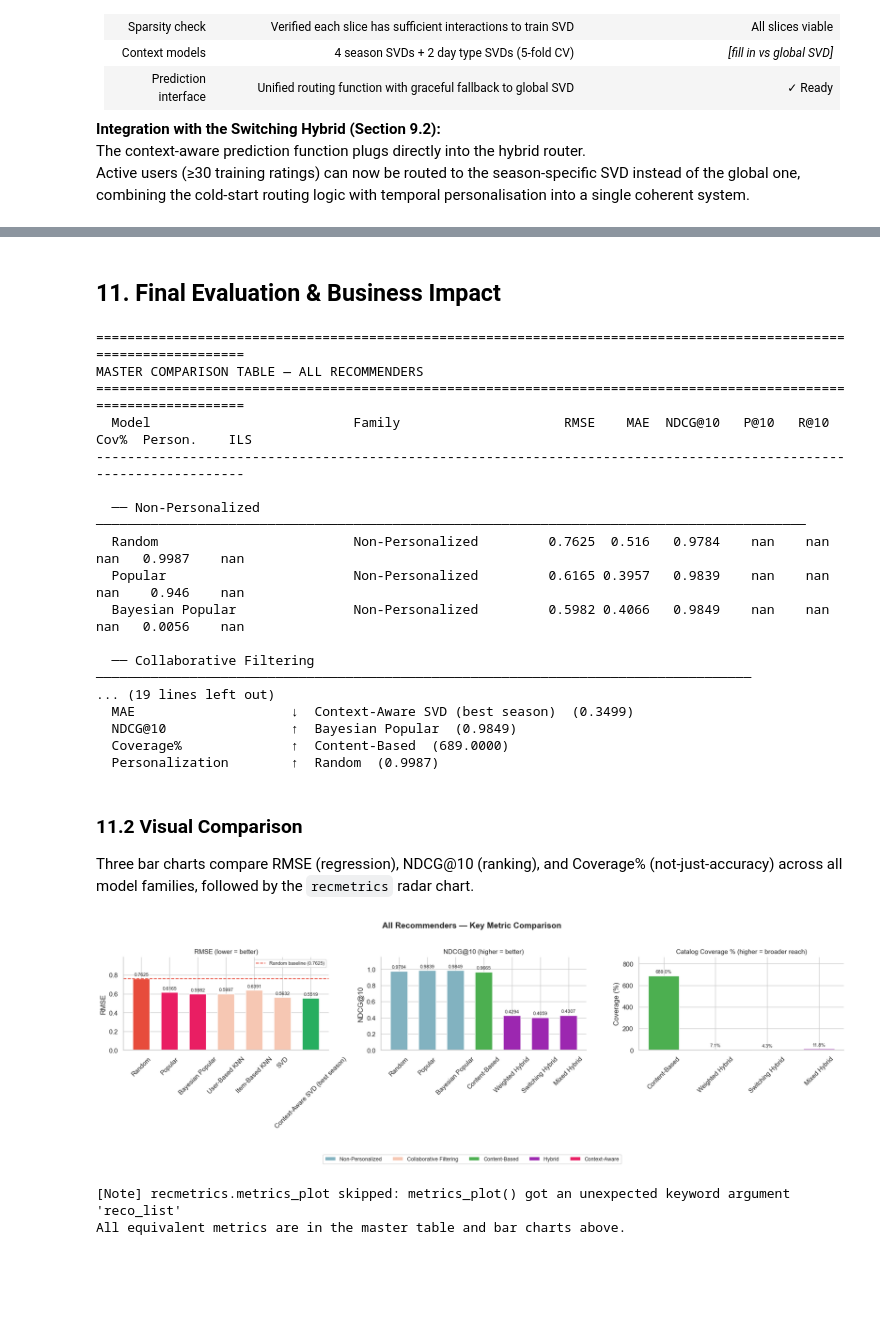
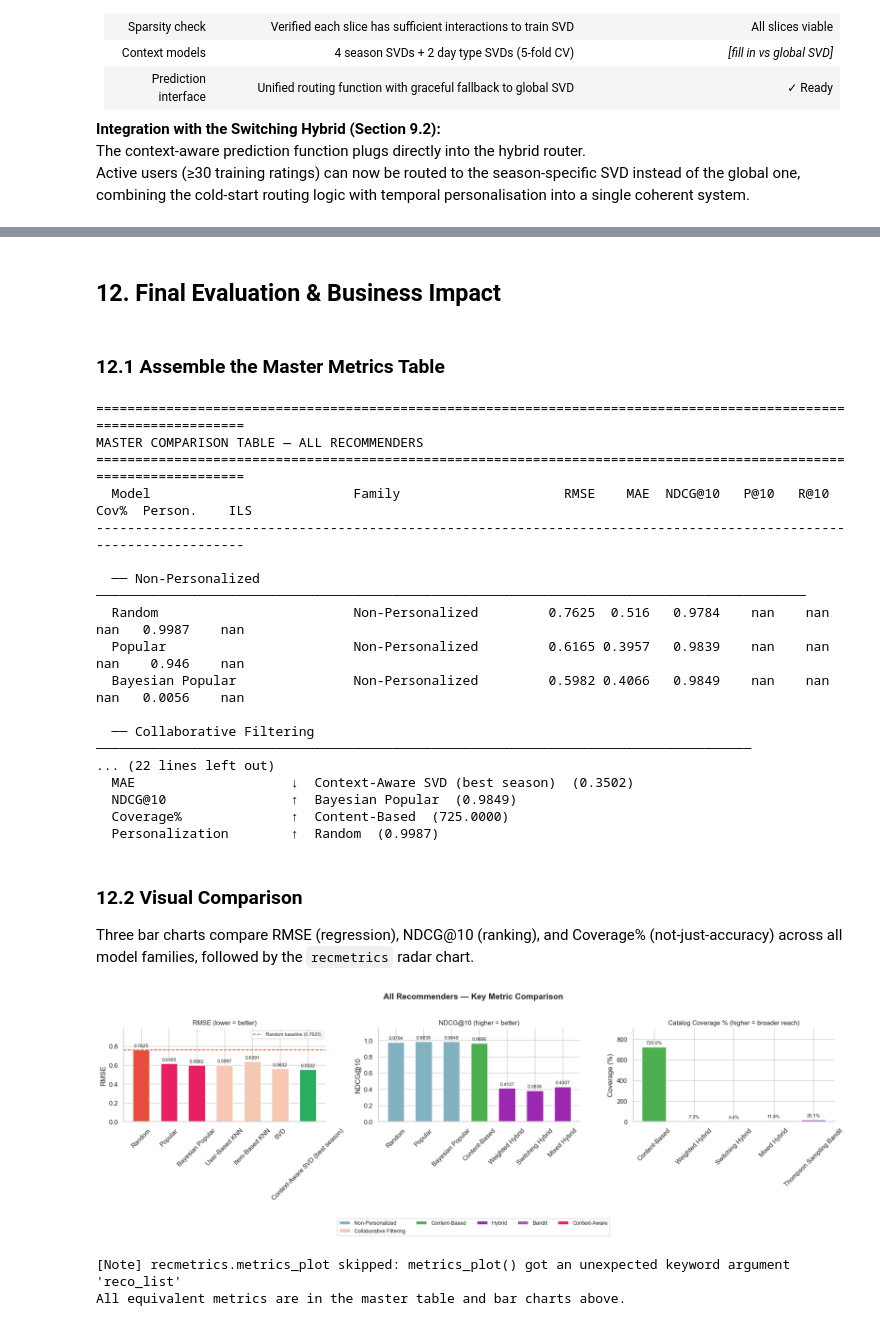
Before and after one commit to beamartin27/Food-Recommender-System, a Jupyter notebook: RecSys_Group_Project.ipynb, the cells around one changed output, grey strips where cells are left out. Saved outputs shown, nothing was run; the diff lists cells and outputs as text; code cells hidden in the pictures; blank space fills up the shorter version.

Commit message:
Fix section intros, fill placeholders in Sections 10.2 and 10.4, complete business section

```diff
--- a/RecSys_Group_Project.ipynb
+++ b/RecSys_Group_Project.ipynb
@@ -3887,0 +3901,25 @@ Active users (≥30 training ratings) can now be routed to the season-specific S
+# %%
+# ── Build Beta(α, β) per recipe from training data only ──────────────────────
+# α = number of times rated ≥ RELEVANCE_THRESHOLD  (success)
+# β = number of times rated <  RELEVANCE_THRESHOLD  (failure)
+# Prior +1 to both: new recipes start at B(1,1) = uniform distribution
+#   → they can be explored even with zero historical feedback
+
+bandit_df = (
+    train_df
+    .assign(
+        alpha = (train_df['rating'] >= RELEVANCE_THRESHOLD).astype(int),
+        beta  = (train_df['rating'] <  RELEVANCE_THRESHOLD).astype(int),
+    )
+    .groupby('recipe_id')[['alpha', 'beta']]
+    .sum()
+)
+bandit_df += 1   # (1,1) prior — same approach as Session 22
+
+bandit_df['mean'] = bandit_df['alpha'] / (bandit_df['alpha'] + bandit_df['beta'])
+
+print(f"Recipes with Beta distributions : {len(bandit_df):,}")
+print(f"  New recipe prior              : B(1,1) → uniform → fully exploratory")
+print(f"  Mean success rate (all)       : {bandit_df['mean'].mean():.3f}")
+print(f"\nTop 5 most-liked recipes:")
+print(bandit_df.sort_values('mean', ascending=False).head())
@@ -3888,7 +4050,9 @@ Active users (≥30 training ratings) can now be routed to the season-specific S
 # %% [markdown]
-## 11. Final Evaluation & Business Impact
+## 12. Final Evaluation & Business Impact
+# %% [markdown]
+### 12.1 Assemble the Master Metrics Table
 # %%
-# ── 11.1 Assemble the Master Metrics Table ───────────────────────────────────
+
 warnings.filterwarnings("ignore")
 from surprise import accuracy as surp_acc
 
@@ -4030,6 +4194,13 @@ master_rows = [
      "Coverage%": round(mx_coverage, 2), "Personalization": round(mx_personal, 4),
      "ILS": round(mx_ils, 4)},
 
+     {"Model": "Thompson Sampling Bandit",        "Family": "Bandit",
+      "RMSE": None, "MAE": None,
+      "NDCG@10": round(ts_ndcg, 4), "P@10": None, "R@10": None,
+      "Coverage%": round(ts_coverage, 2),
+      "Personalization": round(ts_personal, 4),
+    "ILS": round(ts_ils, 4)},
+
     {"Model": "Context-Aware SVD (best season)", "Family": "Context-Aware",
      "RMSE": ctx_best_rmse,  "MAE": ctx_best_mae,
      "NDCG@10": None, "P@10": None, "R@10": None,
@@ -4090,23 +4261,23 @@ MASTER COMPARISON TABLE — ALL RECOMMENDERS
   Bayesian Popular               Non-Personalized         0.5982 0.4066   0.9849    nan    nan    nan   0.0056    nan
 
   ── Collaborative Filtering ────────────────────────────────────────────────────────────────────────────────────
-... (19 lines left out)
-  MAE                    ↓  Context-Aware SVD (best season)  (0.3499)
+... (22 lines left out)
+  MAE                    ↓  Context-Aware SVD (best season)  (0.3502)
   NDCG@10                ↑  Bayesian Popular  (0.9849)
-  Coverage%              ↑  Content-Based  (689.0000)
+  Coverage%              ↑  Content-Based  (725.0000)
   Personalization        ↑  Random  (0.9987)
 # %% [markdown]
-### 11.2 Visual Comparison
+### 12.2 Visual Comparison
 
 Three bar charts compare RMSE (regression), NDCG@10 (ranking), and Coverage% (not-just-accuracy) across all model families, followed by the `recmetrics` radar chart.
 # %%
-# ── 11.2 Visual Comparison ────────────────────────────────────────────────────
 
 _family_color = {
     "Non-Personalized":       MAIN_COLOR,
     "Collaborative Filtering": ACCENT_COLOR,
     "Content-Based":          "#4CAF50",
     "Hybrid":                 "#9C27B0",
+    "Bandit":                  "#9B59B6",
     "Context-Aware":          SECONDARY_COLOR,
 }
 
@@ -4166,34 +4337,34 @@ fig.legend(handles=legend_elems, loc="lower center", ncol=5,
            fontsize=9, bbox_to_anchor=(0.5, -0.14))
 plt.tight_layout()
 plt.show()
 
 # ── Radar chart using recmetrics ──────────────────────────────────────────────
 _radar_pairs = [
     ("Random",           top_n_items.get("Random",  [])),
     ("Popular",          top_n_items.get("Popular", [])),
     ("SVD",              top_n_items.get("SVD",     [])),
     ("Weighted Hybrid",  wh_top_n_lists),
     ("Switching Hybrid", sw_top_n_lists),
     ("Mixed Hybrid",     mx_top_n_lists),
 ]
 _radar_names = [p[0] for p in _radar_pairs]
 _radar_lists = [p[1] for p in _radar_pairs]
 
 try:
     recmetrics.metrics_plot(
         model_names=_radar_names,
         reco_list=_radar_lists,
         item_feature_df=tags_onehot,
         catalog=catalog_hybrid,
     )
     plt.suptitle("Radar — Not-Just-Accuracy Metrics Across Models", fontsize=12, y=1.03)
     plt.tight_layout()
     plt.show()
 except Exception as e:
     print(f"[Note] recmetrics.metrics_plot skipped: {e}")
     print("All equivalent metrics are in the master table and bar charts above.")
 # %% [output]
-[figure, old version]
+[figure, new version]
 [Note] recmetrics.metrics_plot skipped: metrics_plot() got an unexpected keyword argument 'reco_list'
 All equivalent metrics are in the master table and bar charts above.
 # %% [markdown]
```
Also changed, not shown: parts of 18 cells of this notebook.
